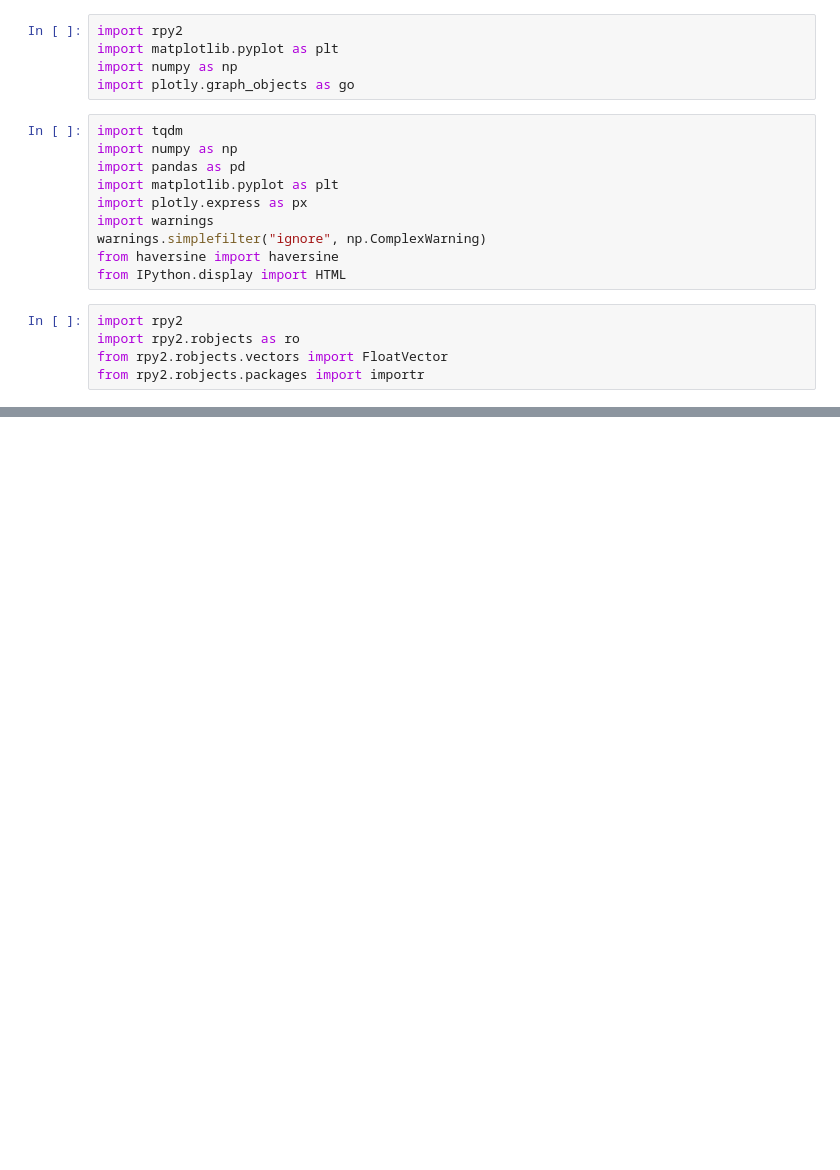
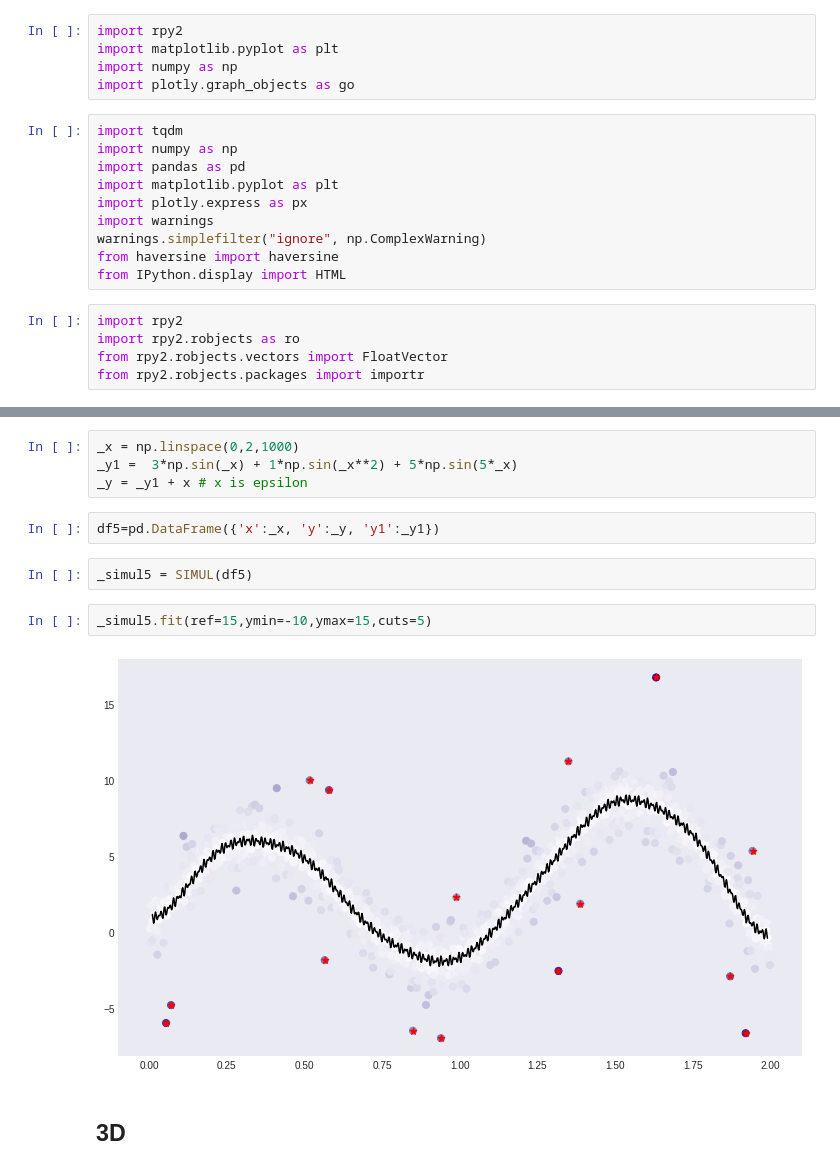
Before and after one commit to seoyeonc/ms, a Jupyter notebook: _notebooks/2022-12-01-graph_code.ipynb, the cells around one changed output, grey strips where cells are left out. Cells and saved outputs as stored; diff of their text form; blank space fills up the shorter version.

```diff
--- a/_notebooks/2022-12-01-graph_code.ipynb
+++ b/_notebooks/2022-12-01-graph_code.ipynb
@@ -29,0 +138,14 @@ from rpy2.robjects.packages import importr
+# %%
+_x = np.linspace(0,2,1000)
+_y1 =  3*np.sin(_x) + 1*np.sin(_x**2) + 5*np.sin(5*_x)
+_y = _y1 + x # x is epsilon
+# %%
+df5=pd.DataFrame({'x':_x, 'y':_y, 'y1':_y1})
+# %%
+_simul5 = SIMUL(df5)
+# %%
+_simul5.fit(ref=15,ymin=-10,ymax=15,cuts=5)
+# %% [output]
+[figure, added]
+# %% [markdown]
+## 3D
```
Also changed, not shown: parts of 33 cells of this notebook, 2 other files.
